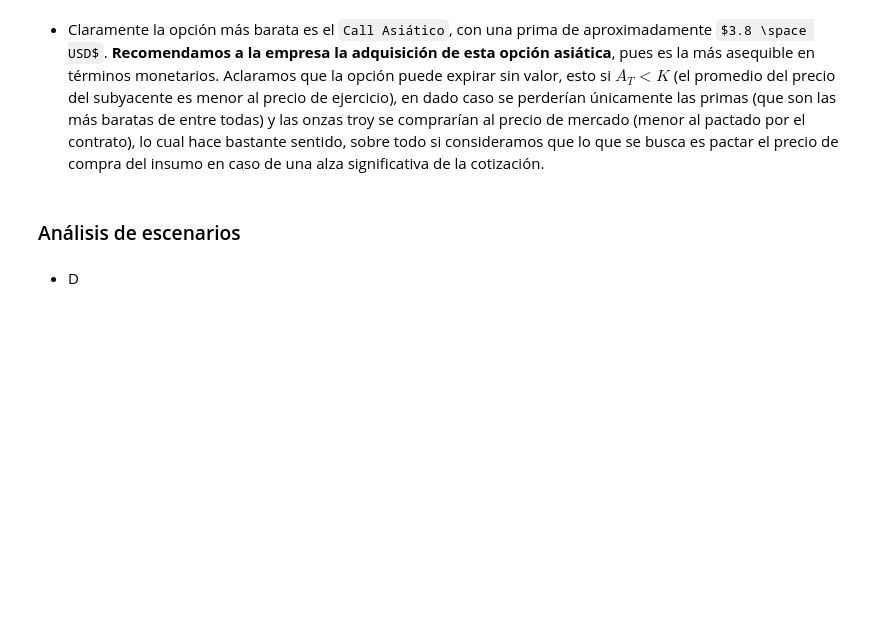
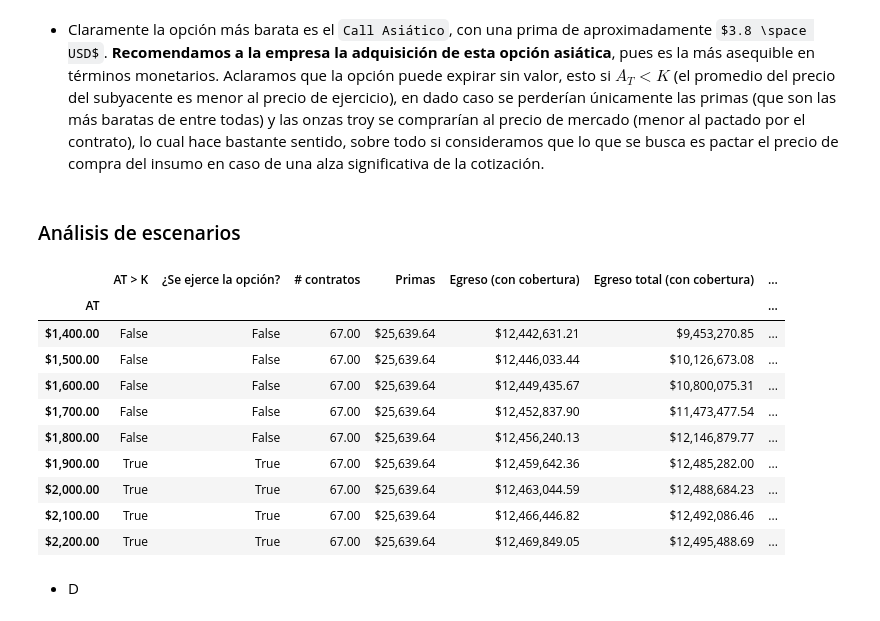
Before and after one commit to diegolazareno/Examen3_SPF, a Jupyter notebook: Examen_Tema3_DALopez.ipynb, the cells around one changed output. Saved outputs shown, nothing was run; the diff lists cells and outputs as text; code cells hidden in the pictures; some formulas as TeX source; blank space fills up the shorter version.

```diff
--- a/Examen_Tema3_DALopez.ipynb
+++ b/Examen_Tema3_DALopez.ipynb
@@ -978,5 +978,29 @@ valuation3
 + Claramente la opción más barata es el `Call Asiático`, con una prima de aproximadamente $3.8 \space USD$. **Recomendamos a la empresa la adquisición de esta opción asiática**, pues es la más asequible en términos monetarios. Aclaramos que la opción puede expirar sin valor, esto si $A_T < K$ (el promedio del precio del subyacente es menor al precio de ejercicio), en dado caso se perderían únicamente las primas (que son las más baratas de entre todas) y las onzas troy se comprarían al precio de mercado (menor al pactado por el contrato), lo cual hace bastante sentido, sobre todo si consideramos que lo que se busca es pactar el precio de compra del insumo en caso de una alza significativa de la cotización.
 # %% [markdown]
 ### Análisis de escenarios
+# %%
+cols = ["AT", "# contratos", "Primas", "Egreso (con cobertura)", "Egreso total (con cobertura)",
+        "Egreso (sin cobertura)", "Costo de oportunidad"]
+ST3 = [1400, 1500, 1600, 1700, 1800, 1900, 2000, 2100, 2200]
+results3 = [simulation(predictionsGoldDemand.iloc[0, 0], 100, K3, i, valuation3.loc["Call Asiático R.", "Prima"], "Call")
+            for i in ST3]
+results3DF = pd.DataFrame(results3, columns = cols).set_index(["AT"])
+cols.remove("AT")
+results3DF["AT > K"] = np.array(ST3) > K3
+results3DF["¿Se ejerce la opción?"] = [True if i == True else False for i in results3DF["AT > K"]]
+
+results3DF[["AT > K", "¿Se ejerce la opción?"] + cols]
+# %% [output]
+|  | AT > K | ¿Se ejerce la opción? | # contratos | Primas | Egreso (con cobertura) | Egreso total (con cobertura) | ... |
+| AT |  |  |  |  |  |  | ... |
+| $1,400.00 | False | False | 67.00 | $25,639.64 | $12,442,631.21 | $9,453,270.85 | ... |
+| $1,500.00 | False | False | 67.00 | $25,639.64 | $12,446,033.44 | $10,126,673.08 | ... |
+| $1,600.00 | False | False | 67.00 | $25,639.64 | $12,449,435.67 | $10,800,075.31 | ... |
+| $1,700.00 | False | False | 67.00 | $25,639.64 | $12,452,837.90 | $11,473,477.54 | ... |
+| $1,800.00 | False | False | 67.00 | $25,639.64 | $12,456,240.13 | $12,146,879.77 | ... |
+| $1,900.00 | True | True | 67.00 | $25,639.64 | $12,459,642.36 | $12,485,282.00 | ... |
+| $2,000.00 | True | True | 67.00 | $25,639.64 | $12,463,044.59 | $12,488,684.23 | ... |
+| $2,100.00 | True | True | 67.00 | $25,639.64 | $12,466,446.82 | $12,492,086.46 | ... |
+| $2,200.00 | True | True | 67.00 | $25,639.64 | $12,469,849.05 | $12,495,488.69 | ... |
 # %% [markdown]
 + D
```
Also changed, not shown: parts of 6 cells of this notebook.
